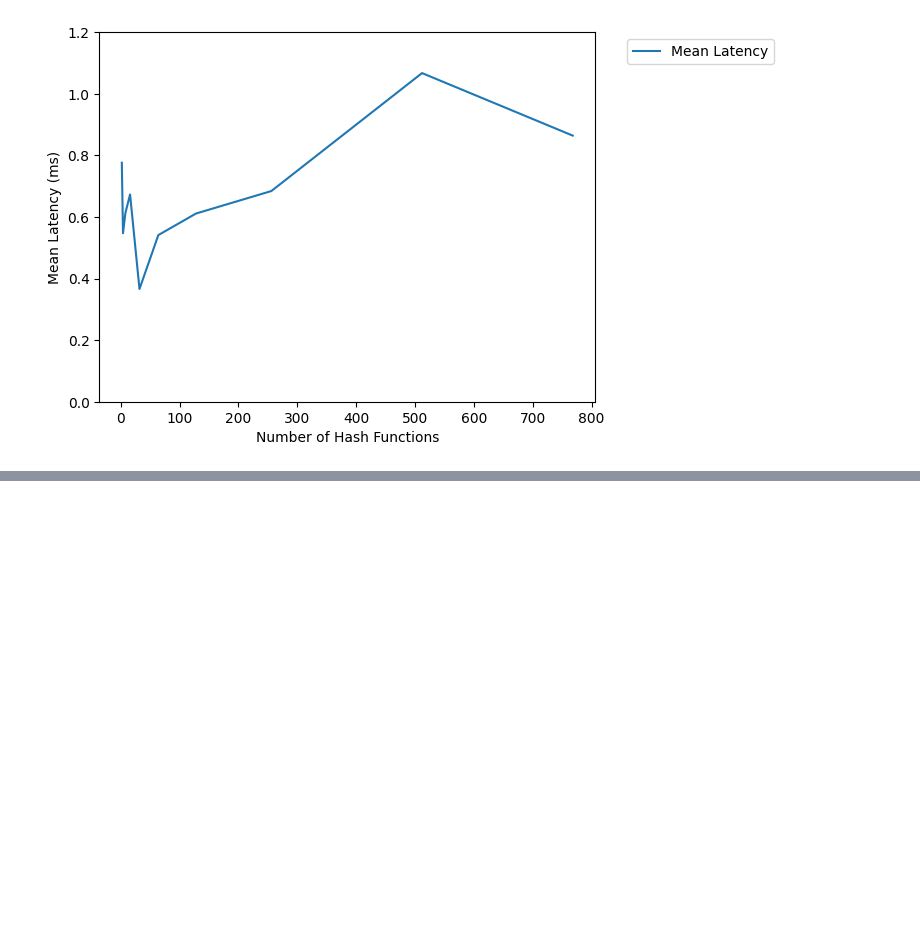
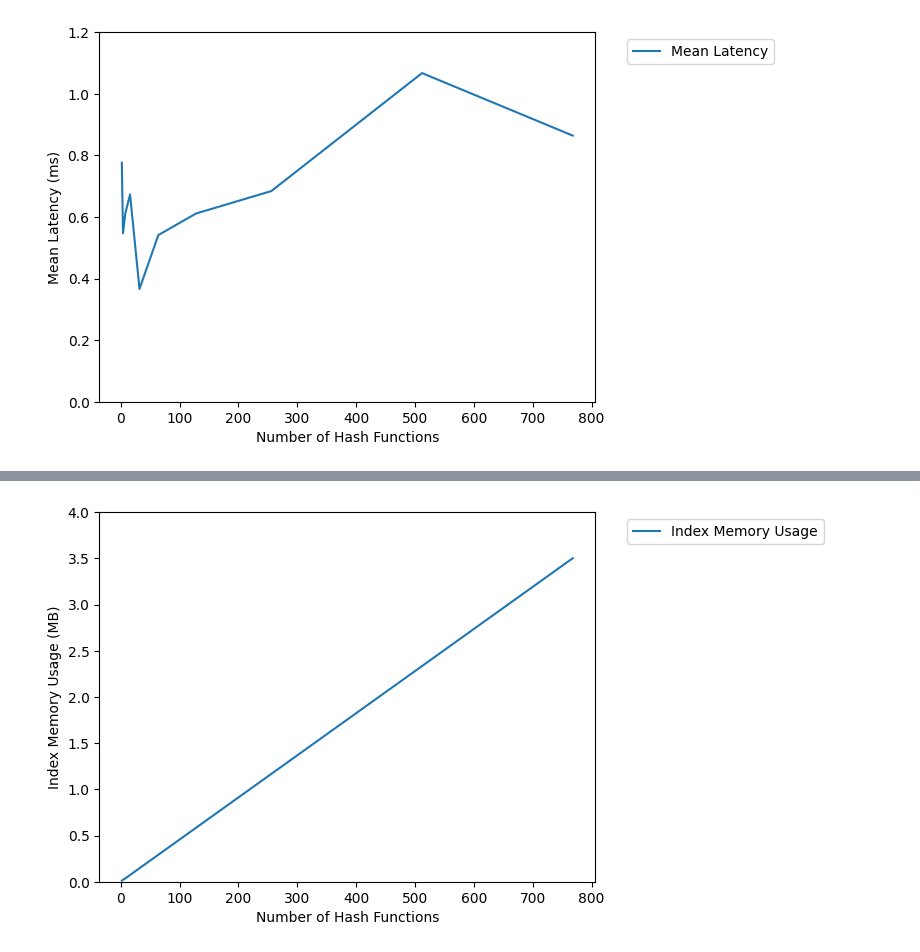
Before and after one commit to jinruiiii/sc4020-project-1, a Jupyter notebook: scripts/airline_lsh_analysis - new.ipynb, the cells around one changed output, grey strips where cells are left out. Drawn from its saved outputs; the diff is of its cells as text; code cells hidden in the pictures; blank space fills up the shorter version.

Commit message:
add lsh memory usage

```diff
--- a/scripts/airline_lsh_analysis - new.ipynb
+++ b/scripts/airline_lsh_analysis - new.ipynb
@@ -228,0 +231,8 @@ plt.show()
+# %%
+import os
+base_file = "../data/airline_reviews/indexing/lsh"
+sizes = []
+for n in nbits_config:
+    file = f"{base_file}{n}.index"
+    print(f"{os.path.getsize(file)}")
+    sizes.append(os.path.getsize(file)/1_000_000)
@@ -228,0 +250,11 @@ plt.show()
+# %%
+plt.plot(df_mp['nbits_config'], sizes, label="Index Memory Usage")
+
+plt.xlabel("Number of Hash Functions")
+plt.ylabel("Index Memory Usage (MB)")
+
+plt.legend(bbox_to_anchor=(1.05, 1), loc="upper left")
+plt.ylim(0, 4)
+plt.show()
+# %% [output]
+[figure, added]
```
Also changed, not shown: parts of 2 cells of this notebook, 1 other file.
